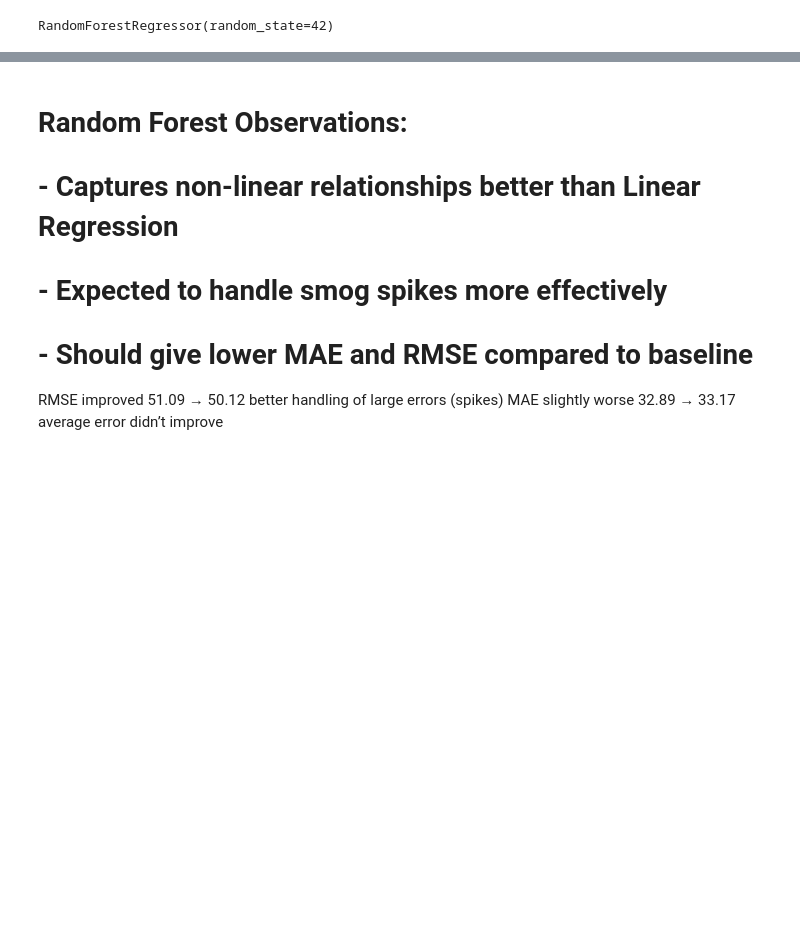
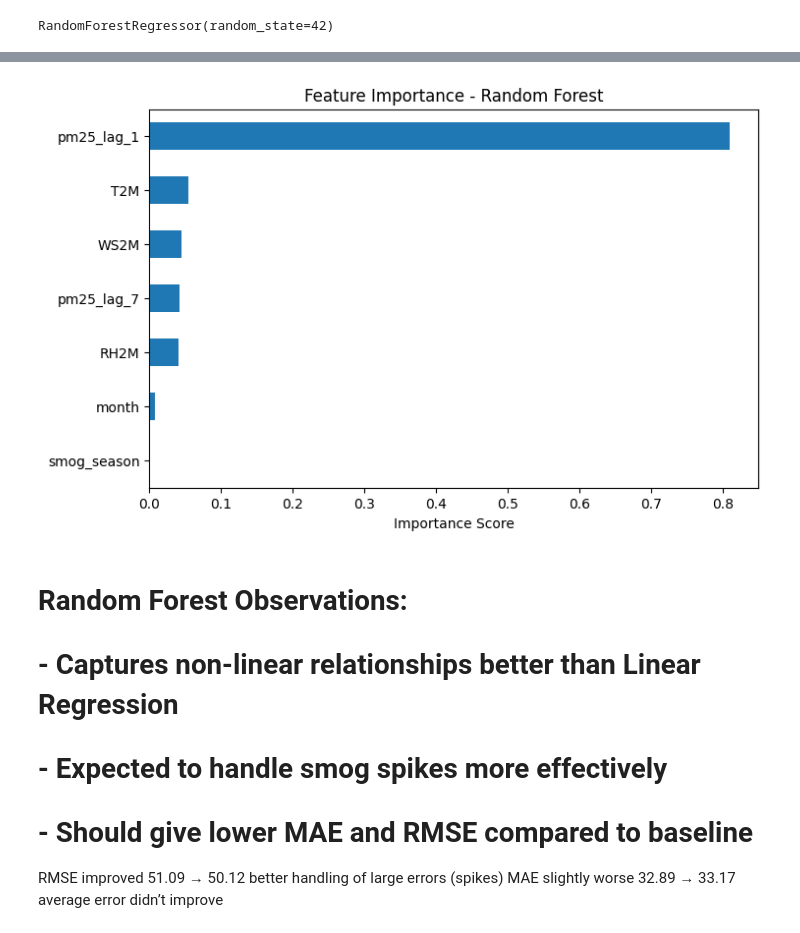
Before and after one commit to eeshhwaq/SMOG-Predictor, a Jupyter notebook: notebooks/model_training.ipynb, the cells around one changed output, grey strips where cells are left out. Saved outputs shown, nothing was run; the diff lists cells and outputs as text; code cells hidden in the pictures; blank space fills up the shorter version.

```diff
--- a/notebooks/model_training.ipynb
+++ b/notebooks/model_training.ipynb
@@ -273,3 +301,14 @@ RMSE: 50.12010230935742
+# %%
+# =========================
+# Feature Importance (Random Forest)
+# =========================
+feat_imp = pd.Series(rf_model.feature_importances_, index=X_train.columns)
+feat_imp.sort_values().plot(kind="barh", figsize=(8, 5))
+plt.title("Feature Importance - Random Forest")
+plt.xlabel("Importance Score")
+plt.show()
+# %% [output]
+[figure, added]
 # %% [markdown]
 # Random Forest Observations:
 # - Captures non-linear relationships better than Linear Regression
```
Also changed, not shown: parts of 8 cells of this notebook, 1 other file.
